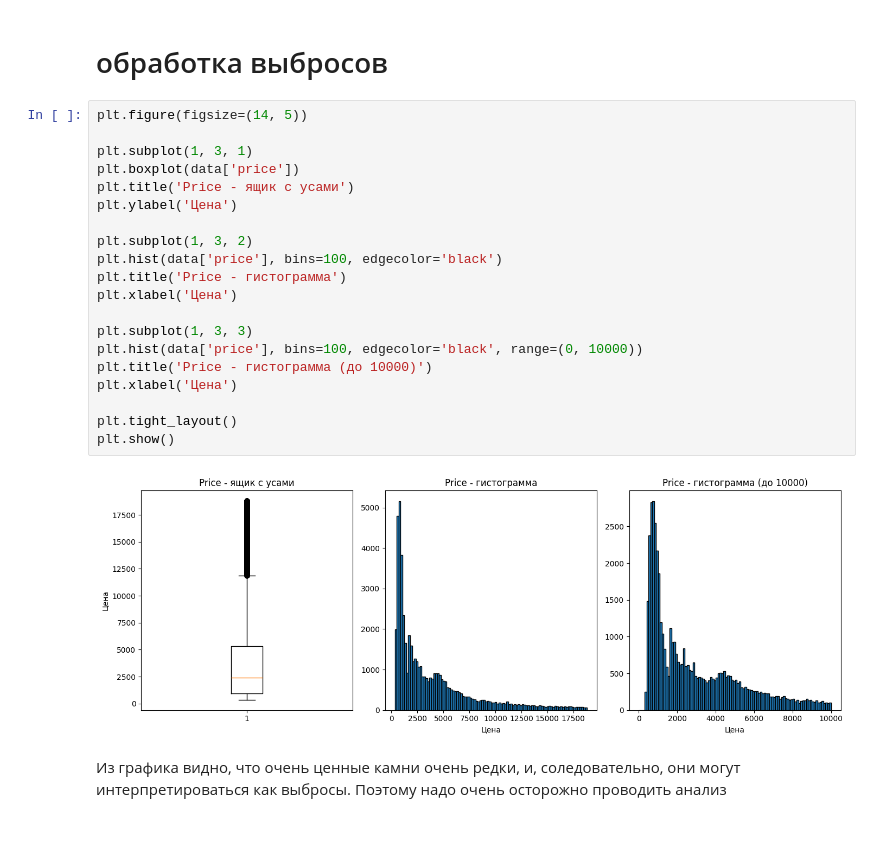
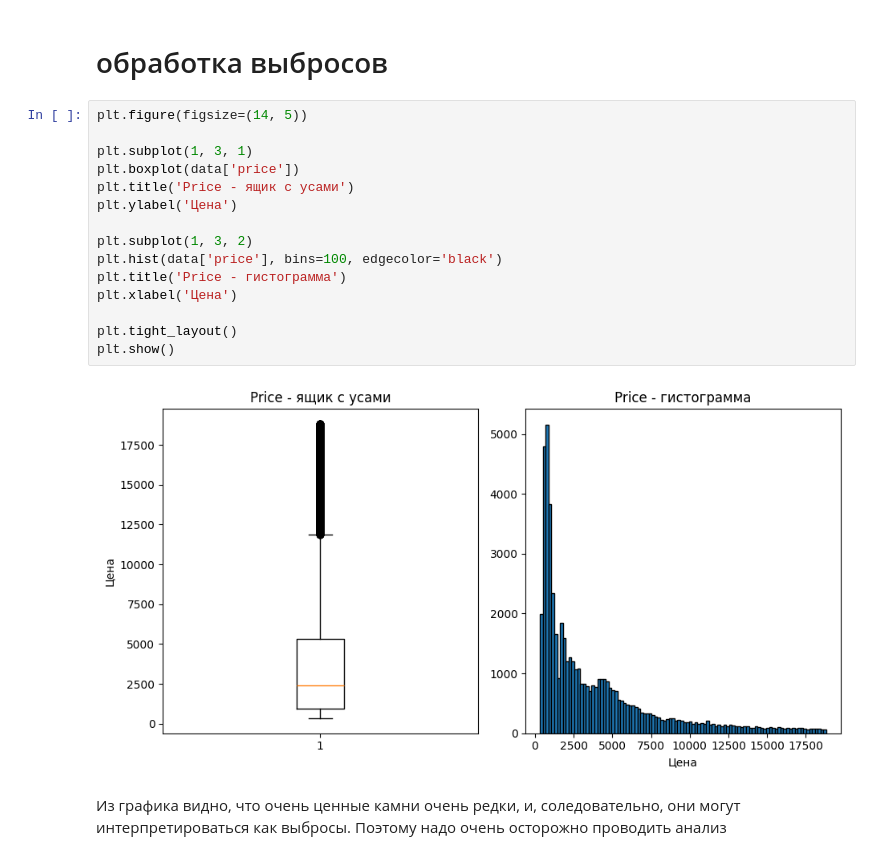
Before and after one commit to Baklanov-Daniil/master, a Jupyter notebook: mlbd/notebooks/lab1_p6.ipynb, the cells around one changed output. Saved outputs shown, nothing was run; the diff lists cells and outputs as text; blank space fills up the shorter version.

```diff
--- a/mlbd/notebooks/lab1_p6.ipynb
+++ b/mlbd/notebooks/lab1_p6.ipynb
@@ -314,25 +315,20 @@ plt.show()
 # %%
 plt.figure(figsize=(14, 5))
 
 plt.subplot(1, 3, 1)
 plt.boxplot(data['price'])
 plt.title('Price - ящик с усами')
 plt.ylabel('Цена')
 
 plt.subplot(1, 3, 2)
 plt.hist(data['price'], bins=100, edgecolor='black')
 plt.title('Price - гистограмма')
 plt.xlabel('Цена')
 
-plt.subplot(1, 3, 3)
-plt.hist(data['price'], bins=100, edgecolor='black', range=(0, 10000))
-plt.title('Price - гистограмма (до 10000)')
-plt.xlabel('Цена')
-
 plt.tight_layout()
 plt.show()
 # %% [output]
-[figure, old version]
+[figure, new version]
 # %% [markdown]
 Из графика видно, что очень ценные камни очень редки, и, соледовательно, они могут интерпретироваться как выбросы. Поэтому надо очень осторожно проводить анализ
 # %%
```
Also changed, not shown: parts of 2 cells of this notebook, 3 other files.
